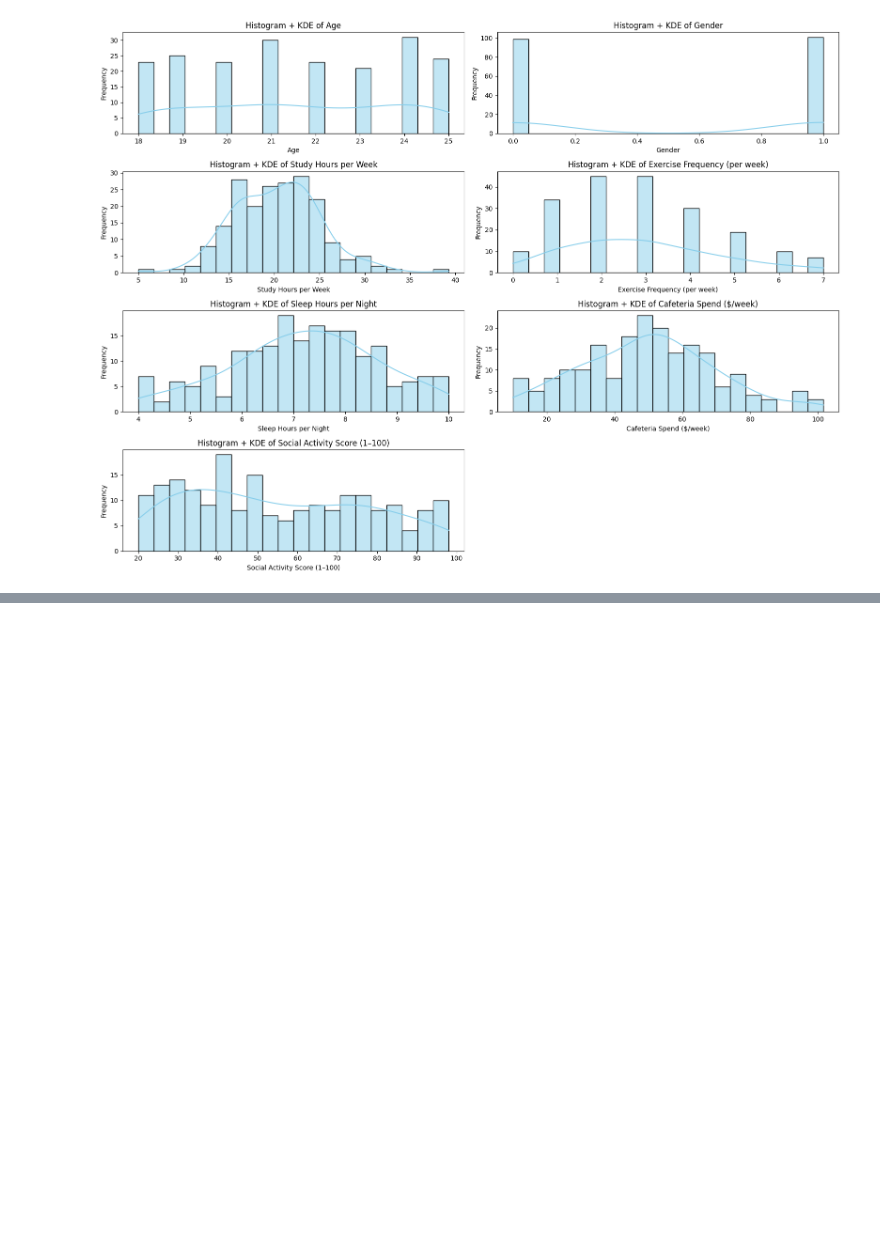
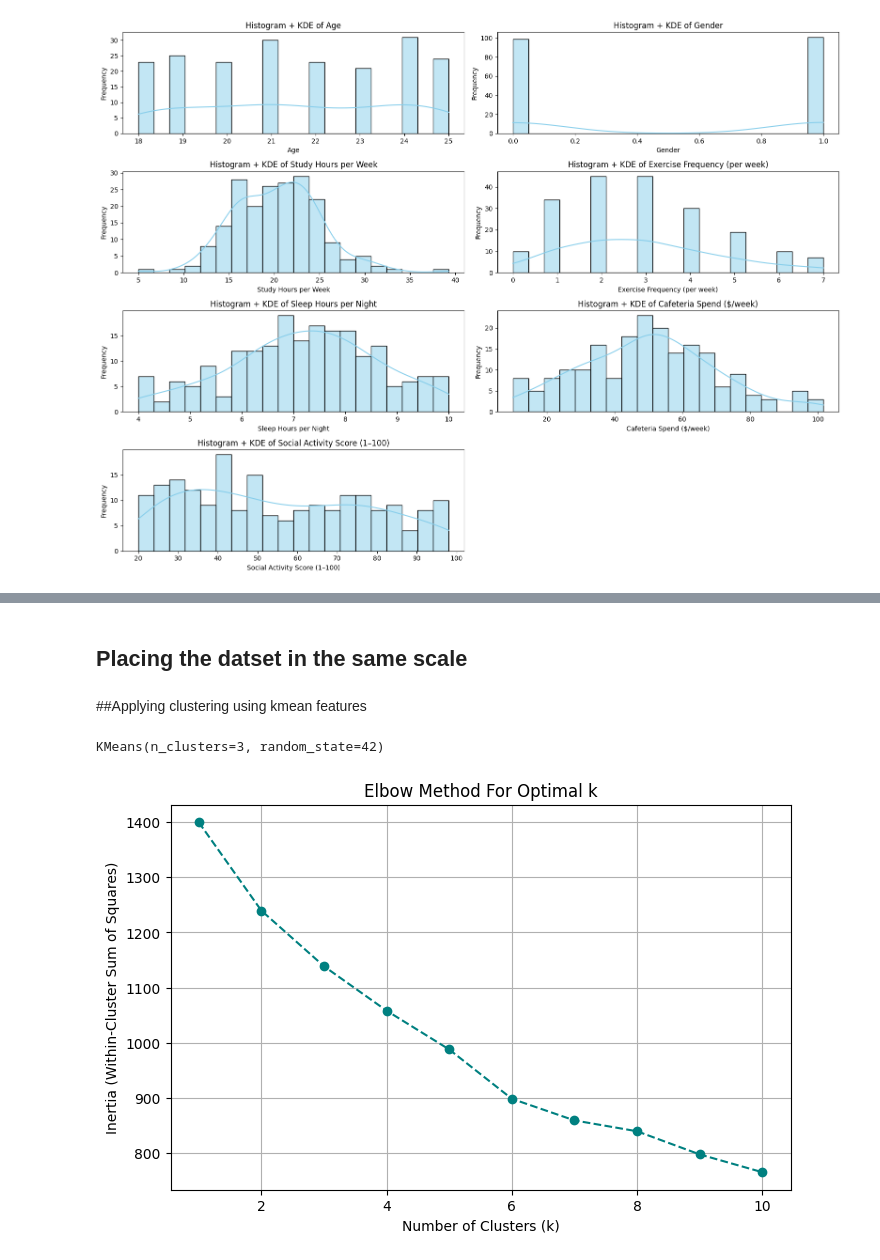
Before and after one commit to Mainabryan/Student-life-segmentation, a Jupyter notebook: Student_life_segmentation.ipynb, the cells around one changed output, grey strips where cells are left out. Drawn from its saved outputs; the diff is of its cells as text; code cells hidden in the pictures; blank space fills up the shorter version.

```diff
--- a/Student_life_segmentation.ipynb
+++ b/Student_life_segmentation.ipynb
@@ -276,0 +310,45 @@ plt.show()
+# %% [markdown]
+## Placing the datset in the same scale
+# %%
+from sklearn.preprocessing import StandardScaler
+features = ['Age', 'Gender', 'Study Hours per Week',
+       'Exercise Frequency (per week)', 'Sleep Hours per Night',
+       'Cafeteria Spend ($/week)', 'Social Activity Score (1–100)']
+
+
+# initialize the scaler
+scaler = StandardScaler()
+
+# fit and transform the data
+data[features] = scaler.fit_transform(data[features])
+# %% [markdown]
+##Applying clustering using kmean features
+# %%
+from sklearn.cluster import KMeans
+
+# Initialize the KMeans model
+kmeans = KMeans(n_clusters=3, random_state=42)
+
+# Fit the model to the data
+kmeans.fit(data[features])
+# %% [output]
+KMeans(n_clusters=3, random_state=42)
+# %%
+import matplotlib.pyplot as plt
+
+inertia = []
+for k in range(1, 11):
+    kmeans = KMeans(n_clusters=k, random_state=42)
+    kmeans.fit(data[features])
+    inertia.append(kmeans.inertia_)
+
+# Plotting the Elbow Curve
+plt.figure(figsize=(8, 5))
+plt.plot(range(1, 11), inertia, marker='o', linestyle='--', color='teal')
+plt.xlabel('Number of Clusters (k)')
+plt.ylabel('Inertia (Within-Cluster Sum of Squares)')
+plt.title('Elbow Method For Optimal k')
+plt.grid(True)
+plt.show()
+# %% [output]
+[figure, added]
```
Also changed, not shown: parts of 2 cells of this notebook.
